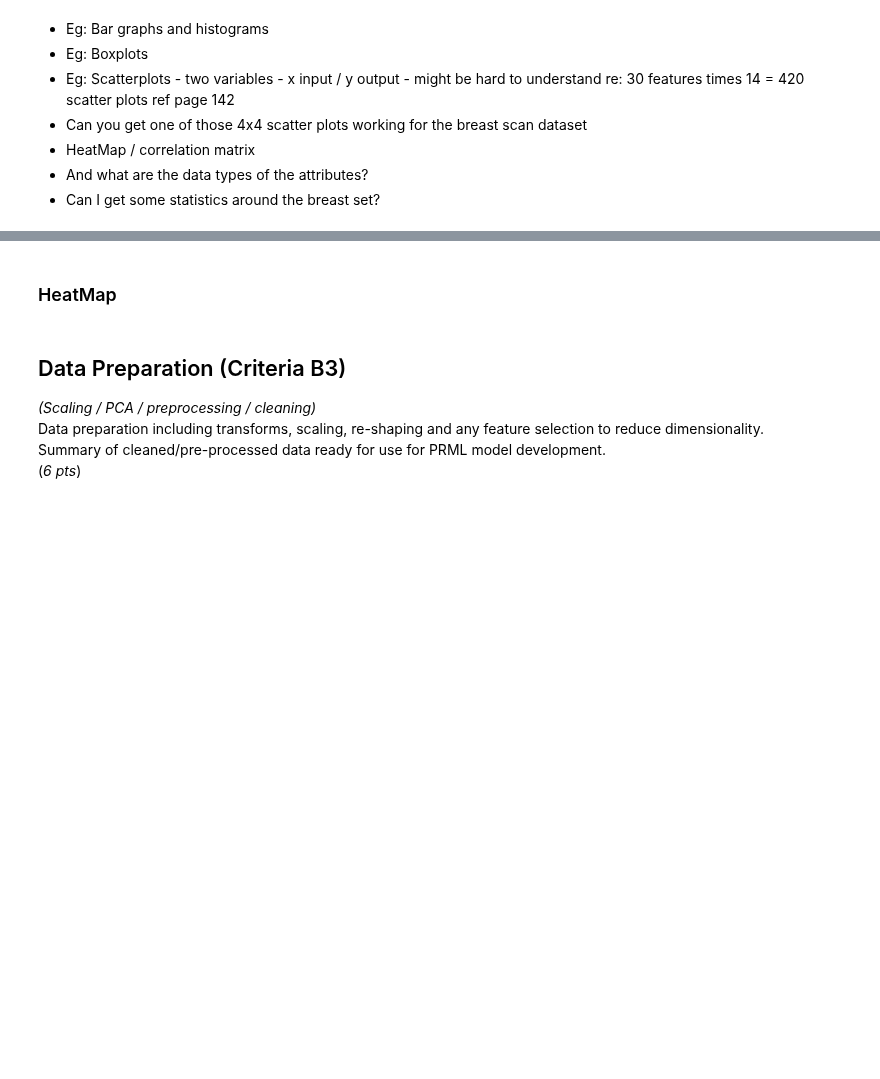
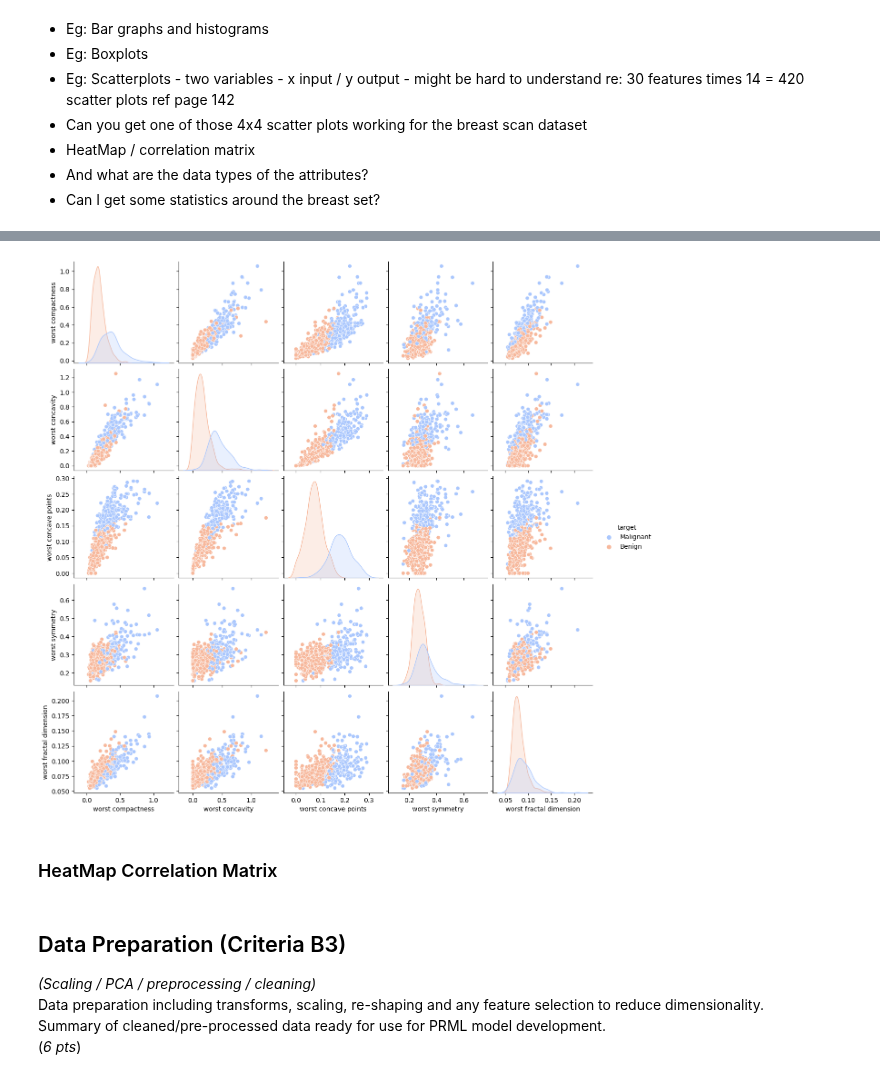
Before and after one commit to 4rtify/RoboticsJourney, a Jupyter notebook: Self_Study/1.PatternReg.ML/Uni.Assignment/Assignment_Part2/Part2.ipynb, the cells around one changed output, grey strips where cells are left out. Drawn from its saved outputs; the diff is of its cells as text; code cells hidden in the pictures; blank space fills up the shorter version.

```diff
--- a/Self_Study/1.PatternReg.ML/Uni.Assignment/Assignment_Part2/Part2.ipynb
+++ b/Self_Study/1.PatternReg.ML/Uni.Assignment/Assignment_Part2/Part2.ipynb
@@ -204,3 +326,12 @@ plt.show()
+# %%
+df = pd.DataFrame(cancer.data, columns=cancer.feature_names)
+df['target'] = cancer.target
+df['target'] = df['target'].map({0: 'Malignant', 1: 'Benign'})
+selected_features = ['worst compactness', 'worst concavity', 'worst concave points', 'worst symmetry', 'worst fractal dimension','target']
+sns.pairplot(df[selected_features], hue='target', palette='coolwarm')
+plt.show()
+# %% [output]
+[figure, added]
 # %% [markdown]
-### HeatMap
+### HeatMap Correlation Matrix
 # %%
```
Also changed, not shown: parts of 26 cells of this notebook, 1 other file.
